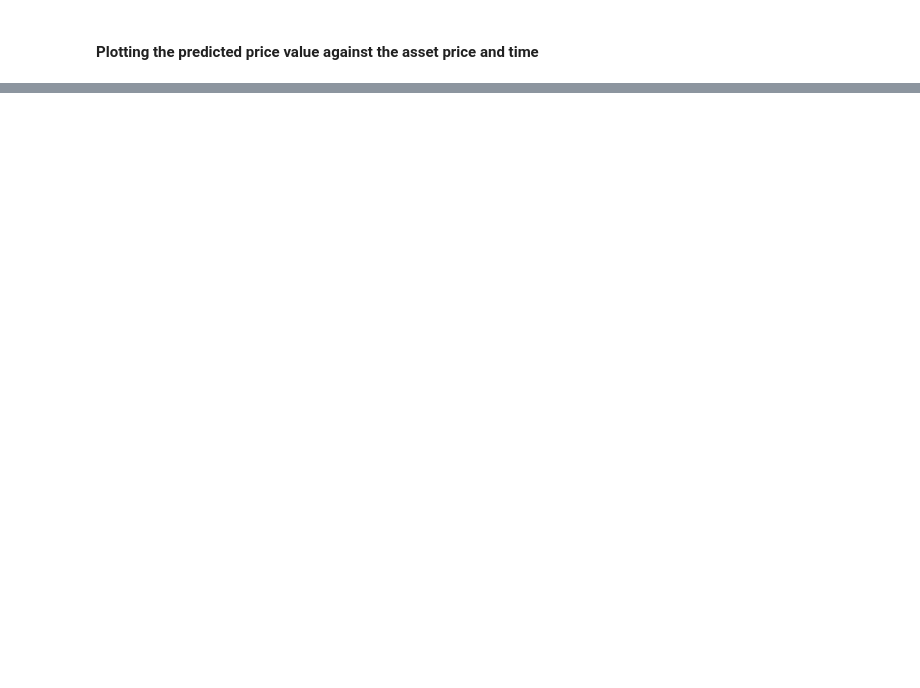
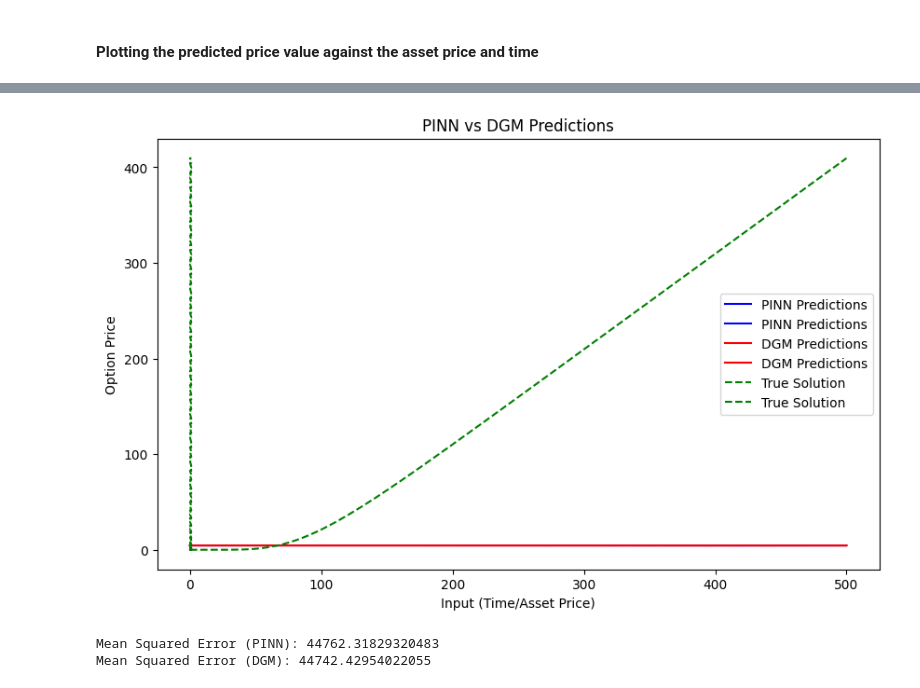
Before and after one commit to rujuldwivedi/Deep-Learning-Option-Pricing, a Jupyter notebook: Code5.ipynb, the cells around one changed output, grey strips where cells are left out. Cells and saved outputs as stored; diff of their text form; code cells hidden in the pictures; blank space fills up the shorter version.

```diff
--- a/Code5.ipynb
+++ b/Code5.ipynb
@@ -410,0 +665,38 @@ plt.show()
+# %%
+# Reuse your X, T, K, r, sigma values
+X_test = torch.from_numpy(X).float().requires_grad_().to(device)
+
+# Make predictions using PINN and DGM
+pinn_preds = model_pinn(X_test).cpu().detach().numpy()
+dgm_preds = model_dgm(X_test).cpu().detach().numpy()
+
+# Compare against the true solution (e.g., Black-Scholes solution)
+Y_true = black_scholes_call_div(X_test.cpu().detach().numpy(), K, T, r, sigma)
+
+# Plot comparison of predictions
+plt.figure(figsize=(10,6))
+
+plt.plot(X_test.cpu().detach().numpy(), pinn_preds, label='PINN Predictions', color='blue')
+plt.plot(X_test.cpu().detach().numpy(), dgm_preds, label='DGM Predictions', color='red')
+plt.plot(X_test.cpu().detach().numpy(), Y_true, label='True Solution', color='green', linestyle='dashed')
+
+plt.xlabel('Input (Time/Asset Price)')
+plt.ylabel('Option Price')
+plt.title('PINN vs DGM Predictions')
+plt.legend()
+plt.show()
+# %% [output]
+[figure, added]
+# %%
+from sklearn.metrics import mean_squared_error
+
+# Compute MSE for PINN
+mse_pinn = mean_squared_error(Y_true, pinn_preds)
+print(f'Mean Squared Error (PINN): {mse_pinn}')
+
+# Compute MSE for DGM
+mse_dgm = mean_squared_error(Y_true, dgm_preds)
+print(f'Mean Squared Error (DGM): {mse_dgm}')
+# %% [output]
+Mean Squared Error (PINN): 44762.31829320483
+Mean Squared Error (DGM): 44742.42954022055
```
Also changed, not shown: parts of 14 cells of this notebook.
